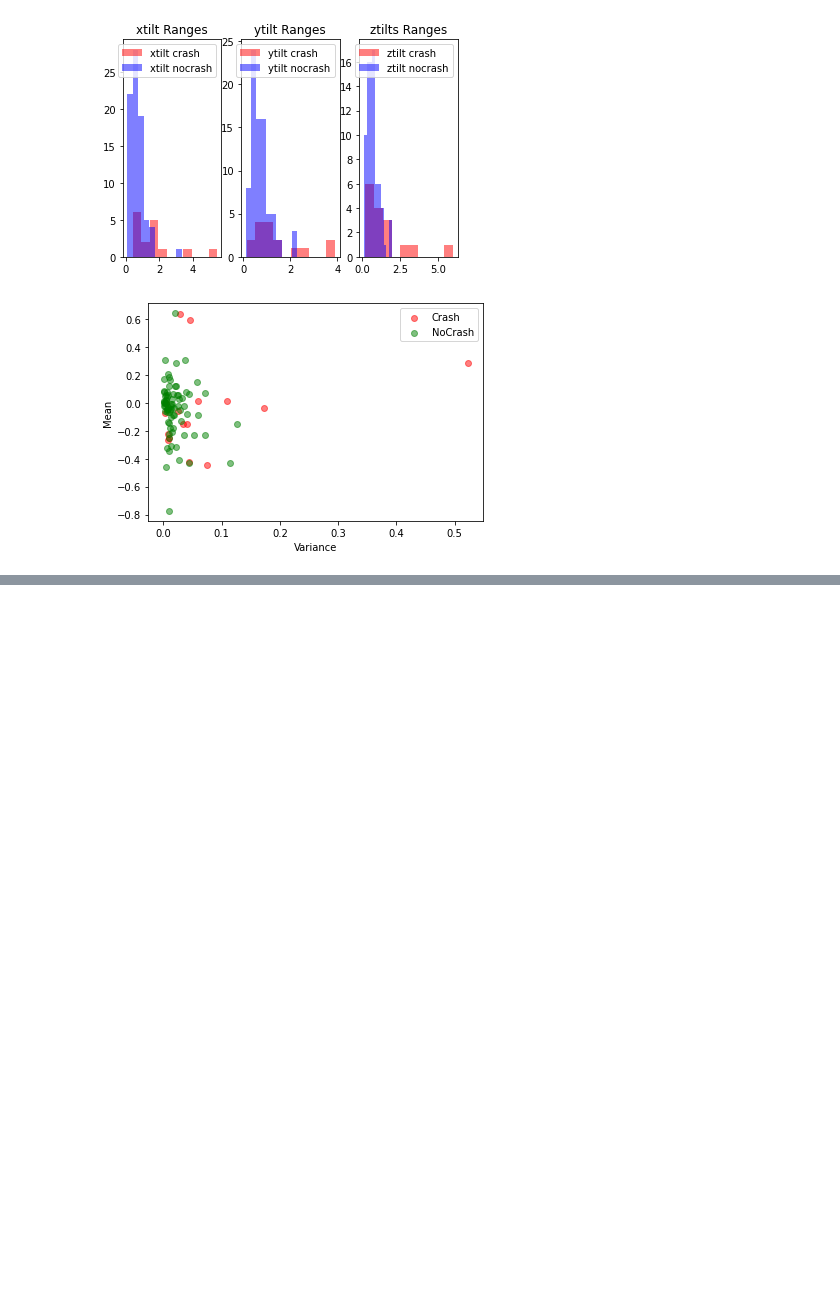
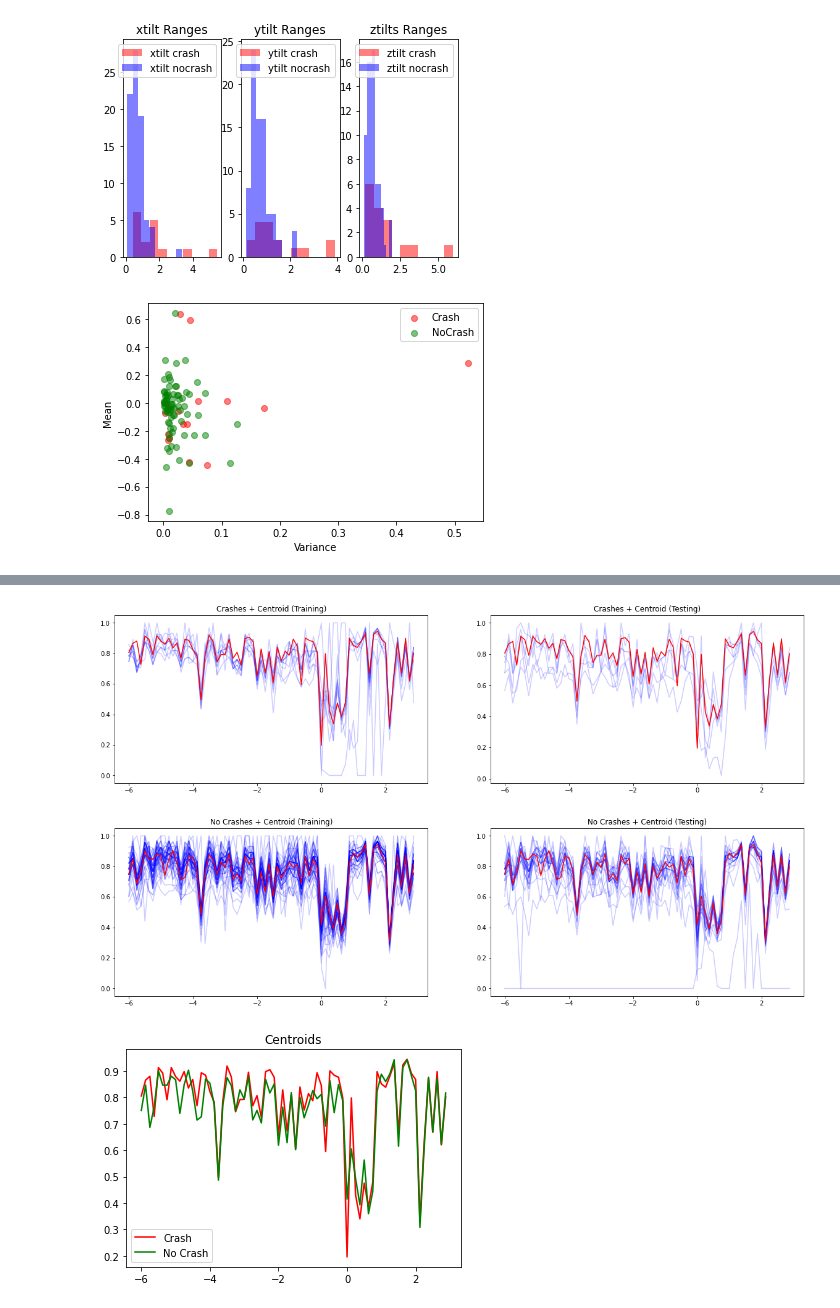
Before and after one commit to cwhite098/MDM3_Project1_Quartix, a Jupyter notebook: visualise.ipynb, the cells around one changed output, grey strips where cells are left out. Saved outputs shown, nothing was run; the diff lists cells and outputs as text; code cells hidden in the pictures; blank space fills up the shorter version.

Commit message:
added kmeans clustering as a method of classification

```diff
--- a/visualise.ipynb
+++ b/visualise.ipynb
@@ -232,3 +232,79 @@ plt.show()
 [figure]
 [figure]
 [figure]
+# %%
+from tslearn.clustering import TimeSeriesKMeans
+from sklearn.model_selection import train_test_split
+from sklearn.metrics import confusion_matrix, accuracy_score
+
+# Time series clustering
+# Get x tilts as first test of clustering
+X_xtilts=np.empty([72,len(X)])
+for i in range(len(X)):
+    X_xtilts[:,i] = X[i][:,2]
+
+# normalise the data
+for i in range(len(X_xtilts)):
+    X_xtilts[i] = (X_xtilts[i]-X_xtilts[i].min())/(X_xtilts[i].max()-X_xtilts[i].min())
+
+X_train, X_test, y_train, y_test = train_test_split(np.transpose(X_xtilts), y, test_size=0.33, random_state=42)
+
+km = TimeSeriesKMeans(n_clusters=2, max_iter=5, metric="dtw", random_state=0).fit(X_train)
+
+test_predictions = km.predict(X_test)
+train_predictions = km.predict(X_train)
+
+print(confusion_matrix(y_test.astype(int), test_predictions))
+test_acc = accuracy_score(y_test.astype(int), test_predictions)
+print('Accuracy on test set: '+ str(test_acc*100))
+
+print(confusion_matrix(y_train.astype(int), train_predictions))
+train_acc = accuracy_score(y_train.astype(int), train_predictions)
+print('Accuracy on training set: '+ str(train_acc*100))
+
+X_train_crash = X_train[y_train.nonzero()]
+X_train_nocrash = X_train[((y_train-1)*-1).nonzero()]
+
+X_test_crash = X_test[y_test.nonzero()]
+X_test_nocrash = X_test[((y_test-1)*-1).nonzero()]
+
+centroids = km.cluster_centers_
+linspace_1 = np.linspace(-6, 2.875, 72)
+
+# Crash data
+plt.figure(figsize=(20,5))
+plt.subplot(1,2,1)
+for i in range(len(X_train_crash)):
+    plt.plot(linspace_1, X_train_crash[i], color='blue', alpha=0.2)
+plt.plot(linspace_1, centroids[1], color='red', label='Crash')
+plt.title('Crashes + Centroid (Training)')
+plt.subplot(1,2,2)
+for i in range(len(X_test_crash)):
+    plt.plot(linspace_1, X_test_crash[i], color='blue', alpha=0.2)
+plt.plot(linspace_1, centroids[1], color='red', label='Crash')
+plt.title('Crashes + Centroid (Testing)')
+plt.show()
+
+# No crash data
+plt.figure(figsize=(20,5))
+plt.subplot(1,2,1)
+for i in range(len(X_train_nocrash)):
+    plt.plot(linspace_1, X_train_nocrash[i], color='blue', alpha=0.2)
+plt.plot(linspace_1, centroids[0], color='red', label='No Crash')
+plt.title('No Crashes + Centroid (Training)')
+plt.subplot(1,2,2)
+for i in range(len(X_test_nocrash)):
+    plt.plot(linspace_1, X_test_nocrash[i], color='blue', alpha=0.2)
+plt.plot(linspace_1, centroids[0], color='red', label='Crash')
+plt.title('No Crashes + Centroid (Testing)')
+plt.show()
+
+#Centroid Comparison
+plt.plot(linspace_1, centroids[1], color='red', label='Crash')
+plt.plot(linspace_1, centroids[0], color='green', label='No Crash')
+plt.legend(loc='best'), plt.title('Centroids')
+plt.show()
+
+#[TP, FP]
+#[FN, TN]
+# %% [output]
@@ -234,0 +317,3 @@ plt.show()
+[figure, added]
+[figure, added]
+[figure, added]
```
Also changed, not shown: parts of 2 cells of this notebook.
